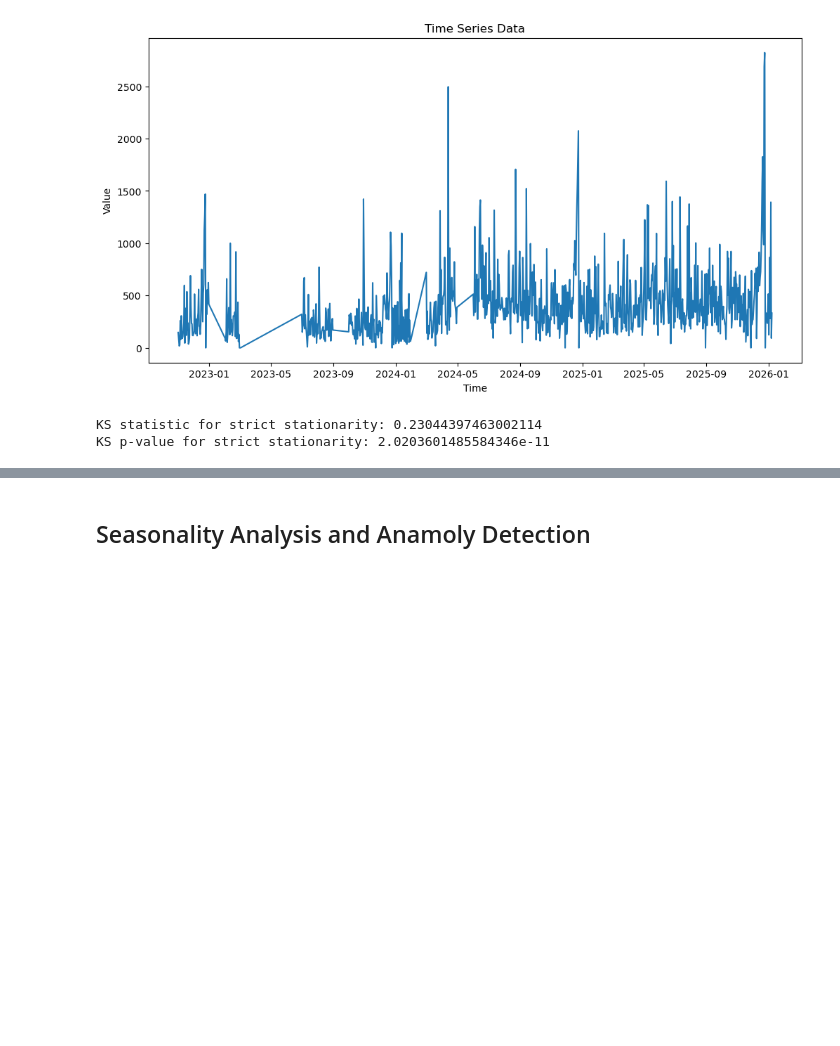
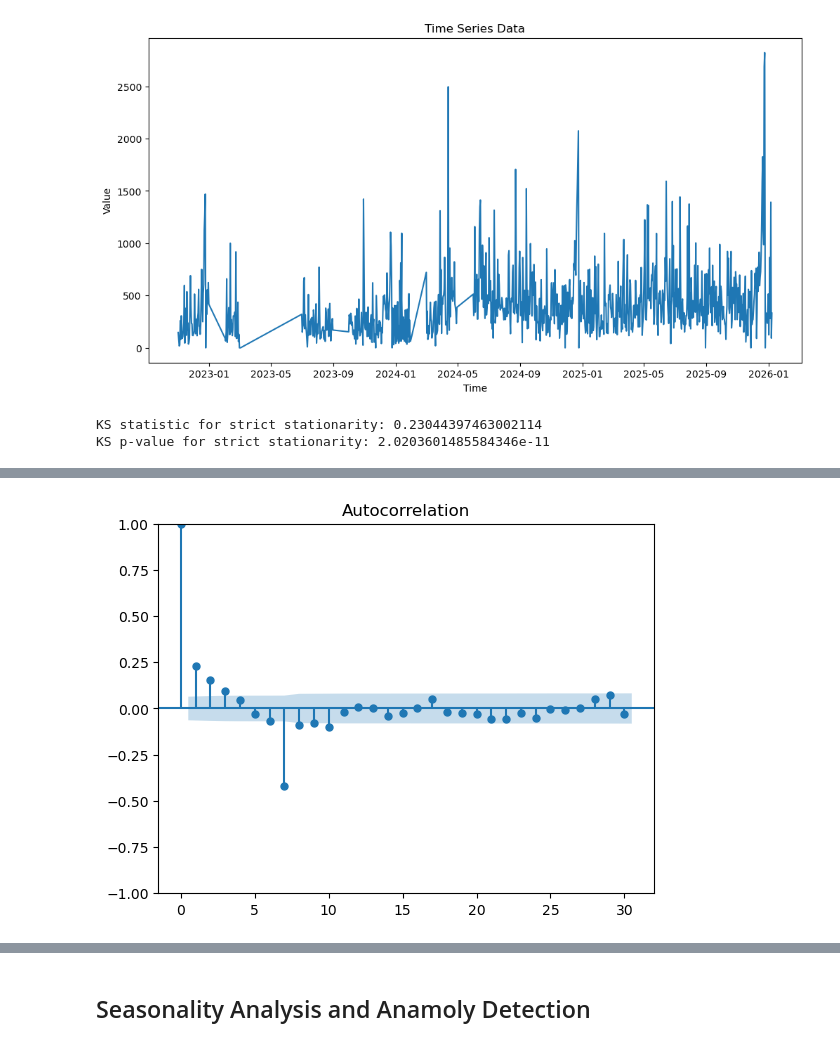
Before and after one commit to dheerajsingh718/price-prediction-model, a Jupyter notebook: notebooks/EDA.ipynb, the cells around one changed output, grey strips where cells are left out. Cells and saved outputs as stored; diff of their text form; code cells hidden in the pictures; blank space fills up the shorter version.

```diff
--- a/notebooks/EDA.ipynb
+++ b/notebooks/EDA.ipynb
@@ -816,0 +843,2 @@ KS p-value for strict stationarity: 2.0203601485584346e-11
+# %%
+df2['weekly_total_diff']= df2['total']-df2['total'].shift(7) # as we can check how did this week perform compared to previous week.
@@ -816,0 +857,5 @@ KS p-value for strict stationarity: 2.0203601485584346e-11
+# %%
+# auto corrleation plot
+acf = plot_acf(df2['weekly_total_diff'].dropna())
+# %% [output]
+[figure, added]
```
Also changed, not shown: parts of 86 cells of this notebook.
